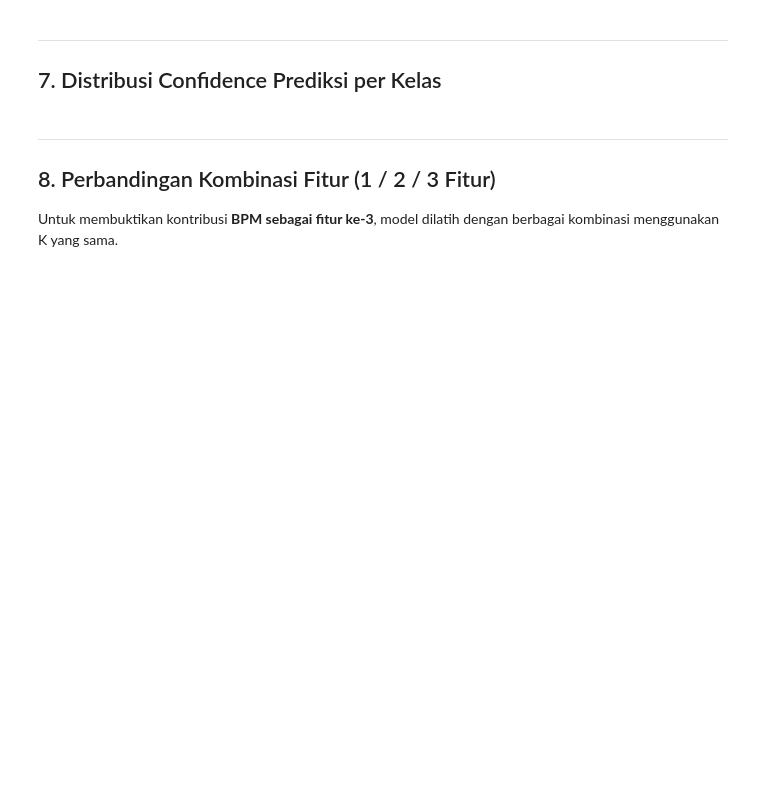
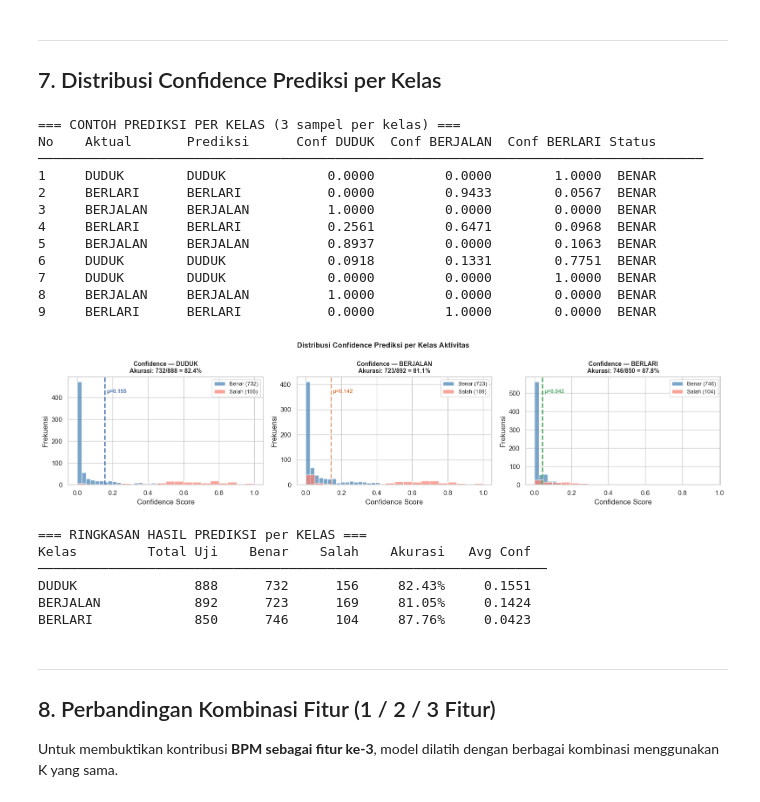
Before and after one commit to Dims2004/iot_activity, a Jupyter notebook: notebooks/02_training_model.ipynb, the cells around one changed output. Drawn from its saved outputs; the diff is of its cells as text; code cells hidden in the pictures; blank space fills up the shorter version.

```diff
--- a/notebooks/02_training_model.ipynb
+++ b/notebooks/02_training_model.ipynb
@@ -407,7 +537,7 @@ for i in range(len(y_test)):
     if displayed[cls_act] < 3:
         pred   = y_pred[i]
         proba  = y_pred_proba[i]
-        status = '✅ BENAR' if pred == cls_act else '❌ SALAH'
+        status = 'BENAR' if pred == cls_act else '❌ SALAH'
         print(f'{no:<5} {cls_act:<12} {pred:<12} '
               f'{proba[0]:>11.4f} {proba[1]:>14.4f} {proba[2]:>13.4f}  {status}')
         displayed[cls_act] += 1
@@ -431,33 +561,53 @@ for ax, cls, color in zip(axes, CLASSES, COLORS):
     mean_conf = conf_vals.mean()
     ax.axvline(mean_conf, color=color, lw=2, linestyle='--')
     ax.text(mean_conf+0.01, ax.get_ylim()[1]*0.85 if ax.get_ylim()[1]>0 else 1,
             f'μ={mean_conf:.3f}', color=color, fontsize=9, fontweight='bold')
 
     ax.set_title(f'Confidence — {cls}\n'
                  f'Akurasi: {benar_mask.sum()}/{mask.sum()} = {benar_mask.mean()*100:.1f}%',
                  fontsize=10, fontweight='bold')
     ax.set_xlabel('Confidence Score'); ax.set_ylabel('Frekuensi')
     ax.legend(fontsize=9)
 
 plt.suptitle('Distribusi Confidence Prediksi per Kelas Aktivitas',
              fontsize=12, fontweight='bold')
 plt.tight_layout()
 plt.savefig('../data/processed/13_confidence_per_kelas.png', dpi=150, bbox_inches='tight')
 plt.show()
 
 print('\n=== RINGKASAN HASIL PREDIKSI per KELAS ===')
 print(f'{"Kelas":<12} {"Total Uji":>10} {"Benar":>8} {"Salah":>8} '
       f'{"Akurasi":>10} {"Avg Conf":>10}')
 print('─'*65)
 for i, cls in enumerate(CLASSES):
     mask     = y_test == cls
     cls_idx  = list(CLASSES).index(cls)
     benar    = (y_pred[mask] == cls).sum()
     salah    = mask.sum() - benar
     acc_c    = benar/mask.sum()*100
     avg_conf = y_pred_proba[mask, cls_idx].mean()
     print(f'{cls:<12} {mask.sum():>10} {benar:>8} {salah:>8} '
           f'{acc_c:>9.2f}% {avg_conf:>10.4f}')
+# %% [output]
+=== CONTOH PREDIKSI PER KELAS (3 sampel per kelas) ===
+No    Aktual       Prediksi      Conf DUDUK  Conf BERJALAN  Conf BERLARI Status
+─────────────────────────────────────────────────────────────────────────────────────
+1     DUDUK        DUDUK             0.0000         0.0000        1.0000  BENAR
+2     BERLARI      BERLARI           0.0000         0.9433        0.0567  BENAR
+3     BERJALAN     BERJALAN          1.0000         0.0000        0.0000  BENAR
+4     BERLARI      BERLARI           0.2561         0.6471        0.0968  BENAR
+5     BERJALAN     BERJALAN          0.8937         0.0000        0.1063  BENAR
+6     DUDUK        DUDUK             0.0918         0.1331        0.7751  BENAR
+7     DUDUK        DUDUK             0.0000         0.0000        1.0000  BENAR
+8     BERJALAN     BERJALAN          1.0000         0.0000        0.0000  BENAR
+9     BERLARI      BERLARI           0.0000         1.0000        0.0000  BENAR
+[figure, added]
+=== RINGKASAN HASIL PREDIKSI per KELAS ===
+Kelas         Total Uji    Benar    Salah    Akurasi   Avg Conf
+─────────────────────────────────────────────────────────────────
+DUDUK               888      732      156     82.43%     0.1551
+BERJALAN            892      723      169     81.05%     0.1424
+BERLARI             850      746      104     87.76%     0.0423
 # %% [markdown]
 ---
 ## 8. Perbandingan Kombinasi Fitur (1 / 2 / 3 Fitur)
```
Also changed, not shown: parts of 11 cells of this notebook, 1 other file.
